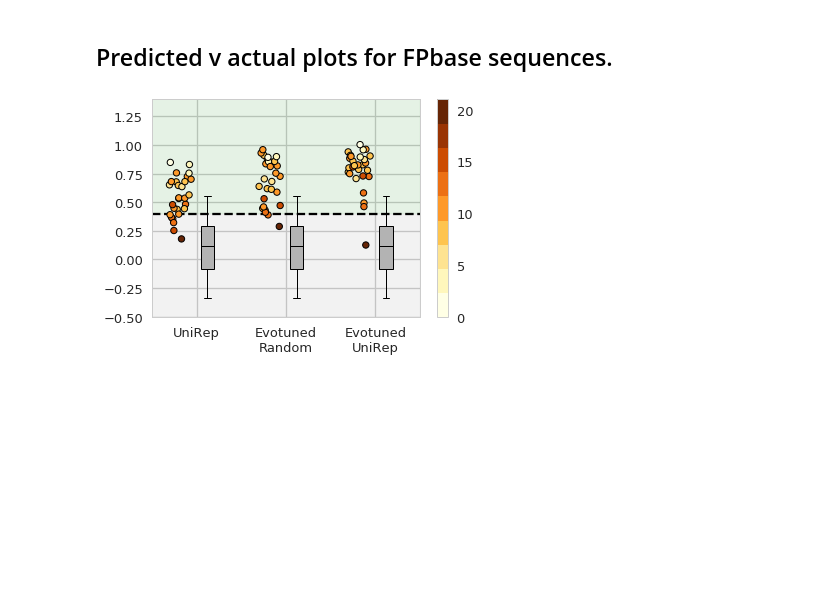
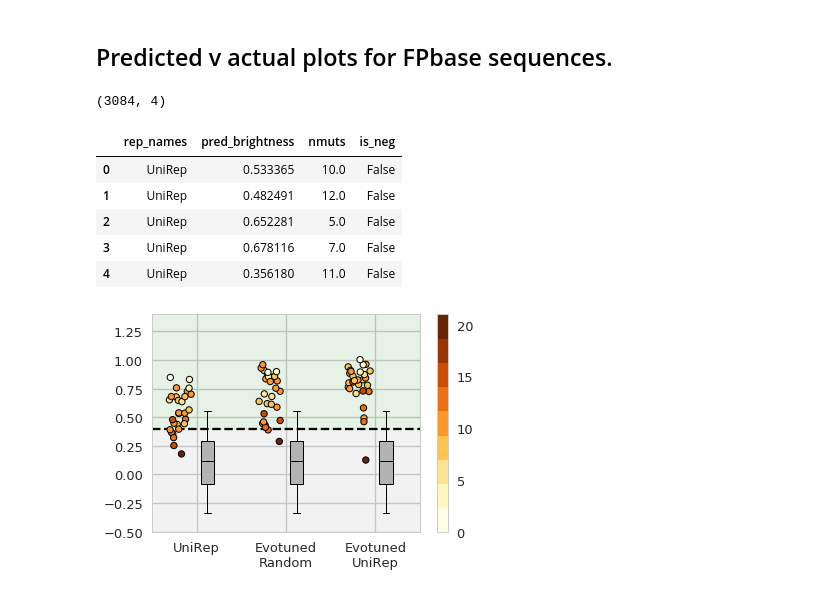
Before and after one commit to churchlab/UniRep-analysis, a Jupyter notebook: figures/figure4/A007j_pred_v_actual_fpbase_plots.ipynb, the cells around one changed output. Cells and saved outputs as stored; diff of their text form; code cells hidden in the pictures; blank space fills up the shorter version.

```diff
--- a/figures/figure4/A007j_pred_v_actual_fpbase_plots.ipynb
+++ b/figures/figure4/A007j_pred_v_actual_fpbase_plots.ipynb
@@ -45,7 +35,7 @@ data_io_utils.sync_s3_path_to_local(AGGREGATED_MUTANT_DATA_DIR)
 DROP_EVOTUNE_DUPLICATES=True
 
 if DROP_EVOTUNE_DUPLICATES:
-    DUP_DF = pd.read_csv(os.path.join(AGGREGATED_MUTANT_DATA_DIR, 'Fig5_Aequorea_GFPs_not_in_evotrain_actual.csv'),
+    DUP_DF = pd.read_csv('fig4/Fig5_Aequorea_GFPs_not_in_evotrain_actual.csv',
             index_col=0)
     display(DUP_DF.head()) # Keep these sequences in the generalization set.
 # %% [output]
@@ -98,6 +89,29 @@ plot_style_utils.save_for_pub(fig, path='figure_related/sarkisyan_empirical_dist
 [figure]
 # %% [markdown]
 ## Predicted v actual plots for FPbase sequences.
+# %%
+def levenshtein_distance(aln_seq1, aln_seq2):
+    assert len(aln_seq1) == len(aln_seq2)
+    d = 0
+
+    aln_seq1 = list(aln_seq1)
+    aln_seq2 = list(aln_seq2)
+
+    for i in range(len(aln_seq1)):
+        if aln_seq1[i] != aln_seq2[i]:
+            d += 1
+
+    return d
+
+def levenshtein_distance_matrix(aligned_seqs):
+
+    D = np.zeros((len(aligned_seqs), len(aligned_seqs)))
+    for i in range(len(aligned_seqs)):
+        for j in range(i+1,len(aligned_seqs)):
+            D[i,j] = levenshtein_distance(aligned_seqs[i], aligned_seqs[j])
+            D[j,i] = levenshtein_distance(aligned_seqs[i], aligned_seqs[j])
+
+    return D
 # %%
 REPS = ['pbab', 'random1', 'finetune1']
 REPNAMES = ['UniRep', 'Random init.', 'Evotuned UniRep']
@@ -116,7 +130,7 @@ def pred_jitter_data_for_reps():
         # Aggregated mutant data
         NEG_MUT_NUM = 6.0
         NEG_MUT_DOWNSAMPLE = 1000
-        agg_mutant_df = pd.read_csv(os.path.join(AGGREGATED_MUTANT_DATA_DIR, representation + '.csv'))
+        agg_mutant_df = pd.read_csv(os.path.join('fig4', representation + '.csv'))
         agg_mutant_df_neg = agg_mutant_df[agg_mutant_df['num_mutations'] == NEG_MUT_NUM].reset_index()
         agg_mutant_df = agg_mutant_df[agg_mutant_df['num_mutations'] == 0.0]
 
@@ -127,11 +141,9 @@ def pred_jitter_data_for_reps():
         agg_mutant_df_neg.shape
         # Link it with fpbase metadata, including aligned sequences so we can calculat # mutations
         # relative to avGFP.
-        fpbase_metadata_file = os.path.join(A007_common.MLPE_GFP_DATA_DIR,
-                'fps_and_pdb',
+        fpbase_metadata_file = os.path.join('fig4',
                 '20181011_fp_database_length_filtered_outliers_filtered_internal_sfGFP_avGFP_alignment_manual_protein_tag_removal_Met_added_metadata.txt'
         )
-        data_io_utils.sync_s3_path_to_local(fpbase_metadata_file, is_single_file=True)
         fpbase_md_df = pd.read_csv(fpbase_metadata_file)
         fpbase_md_df.rename(columns={'name': 'parent'}, inplace=True)
 
@@ -144,7 +156,7 @@ def pred_jitter_data_for_reps():
 
 
         avGFP_idx = int(np.argwhere(agg_mutant_md_df['parent'] == 'avGFP_internal'))
-        ld_mat = A007_common.levenshtein_distance_matrix(list(agg_mutant_md_df['aln_seq']))
+        ld_mat = levenshtein_distance_matrix(list(agg_mutant_md_df['aln_seq']))
         NMUTS_REL_AVGFP = ld_mat[avGFP_idx]
 
         nmuts += list(NMUTS_REL_AVGFP)
@@ -163,9 +175,20 @@ def pred_jitter_data_for_reps():
     df['nmuts'] = nmuts
     df['is_neg'] = is_neg
 
-    return df
+    return df, agg_mutant_df
 # %%
-jitter_df = pred_jitter_data_for_reps()
+jitter_df, agg_mutant_df = pred_jitter_data_for_reps()
+# %%
+print(jitter_df.shape)
+display(jitter_df.head())
+# %% [output]
+(3084, 4)
+|  | rep_names | pred_brightness | nmuts | is_neg |
+| 0 | UniRep | 0.533365 | 10.0 | False |
+| 1 | UniRep | 0.482491 | 12.0 | False |
+| 2 | UniRep | 0.652281 | 5.0 | False |
+| 3 | UniRep | 0.678116 | 7.0 | False |
+| 4 | UniRep | 0.356180 | 11.0 | False |
 # %%
 np.random.seed(1)
 random.seed(1)
```
Also changed, not shown: parts of 6 cells of this notebook, 3 other files.
